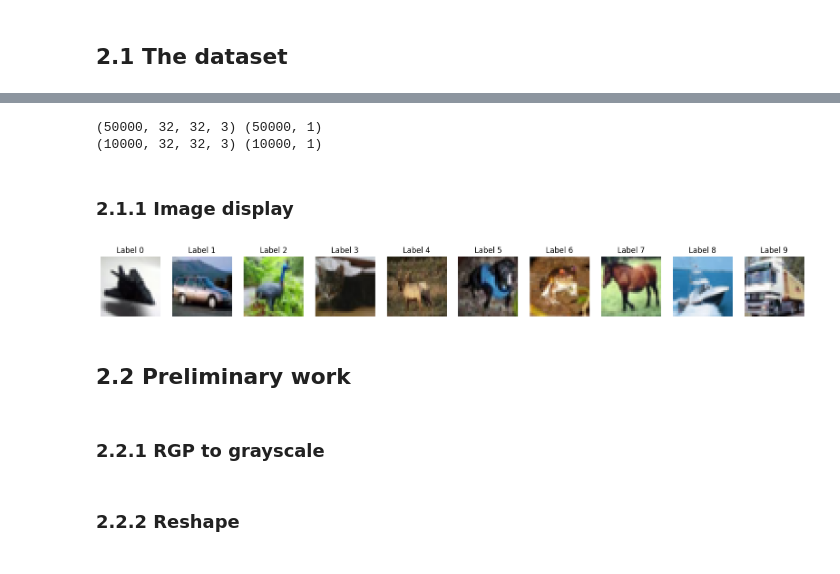
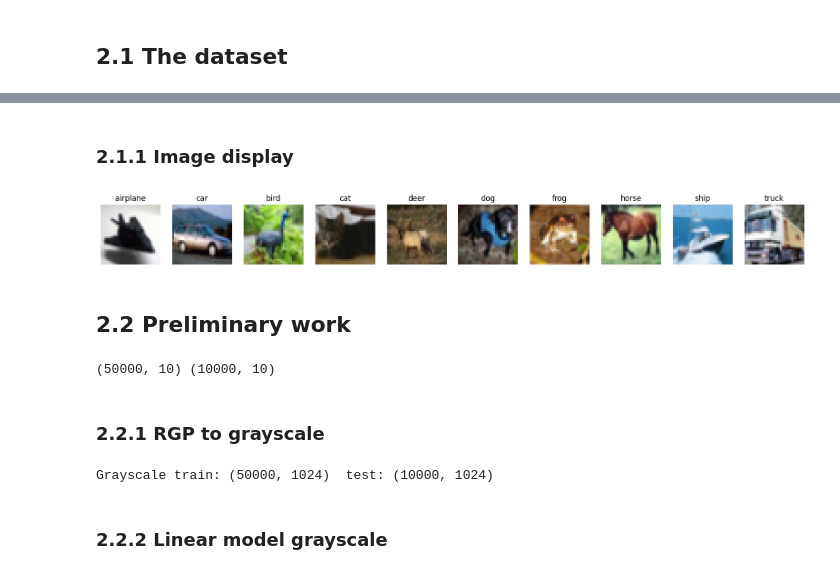
Before and after one commit to Corentin-Monsallier/Machine-Learning, a Jupyter notebook: part2.ipynb, the cells around one changed output, grey strips where cells are left out. Cells and saved outputs as stored; diff of their text form; code cells hidden in the pictures.

Commit message:
part2 gray

```diff
--- a/part2.ipynb
+++ b/part2.ipynb
@@ -14,6 +83,16 @@ NB_INPUTS = 784 # 28x28
 # %% [markdown]
 ## 2.1 The dataset
 # %%
-from tensorflow.keras.datasets import cifar10
-(x_train_cifar, y_train_cifar), (x_test_cifar, y_test_cifar) = cifar10.load_data()
+from torchvision.datasets import CIFAR10
+
+train_set = CIFAR10(root='./data', train=True,  download=True)
+test_set  = CIFAR10(root='./data', train=False, download=True)
+
+x_train_rgb = train_set.data
+x_test_rgb  = test_set.data
+y_train_int = np.array(train_set.targets)
+y_test_int  = np.array(test_set.targets)
+
+print("RGB train:", x_train_rgb.shape, " labels:", y_train_int.shape)
+print("RGB test :", x_test_rgb.shape,  " labels:", y_test_int.shape)
 # %% [output]
@@ -22,31 +101,41 @@ Downloading data from https://www.cs.toronto.edu/~kriz/cifar-10-python.tar.gz
-# %%
-print(x_train_cifar.shape, y_train_cifar.shape)
-print(x_test_cifar.shape, y_test_cifar.shape)
-# %% [output]
-(50000, 32, 32, 3) (50000, 1)
-(10000, 32, 32, 3) (10000, 1)
+# %%
+CLASS_NAMES = ['airplane','car','bird','cat','deer','dog','frog','horse','ship','truck']
 # %% [markdown]
 ### 2.1.1 Image display
 # %%
-f, ax = plt.subplots(1, 10, figsize=(20,5))
-
+f, ax = plt.subplots(1, 10, figsize=(20, 5))
 for i in range(10):
-    sample = x_train_cifar[y_train_cifar.flatten() == i][0]
+    sample = x_train_rgb[y_train_int == i][0]
     ax[i].imshow(sample)
-    ax[i].set_title(f'Label {i}')
+    ax[i].set_title(CLASS_NAMES[i])
     ax[i].axis('off')
+plt.show()
 # %% [output]
-[figure, old version]
+[figure, new version]
 # %% [markdown]
 ## 2.2 Preliminary work
+# %%
+Y_train = to_categorical(y_train_int, NB_CLASSES)
+Y_test  = to_categorical(y_test_int,  NB_CLASSES)
+print(Y_train.shape, Y_test.shape)
+# %% [output]
+(50000, 10) (10000, 10)
 # %% [markdown]
 ### 2.2.1 RGP to grayscale
 # %%
 def rgb_to_gray(x):
     return 0.299*x[:,:,:,0] + 0.587*x[:,:,:,1] + 0.114*x[:,:,:,2]
 
-x_train_gray = rgb_to_gray(x_train_cifar)
-x_test_gray  = rgb_to_gray(x_test_cifar)
+x_train_gray = rgb_to_gray(x_train_rgb)
+x_test_gray  = rgb_to_gray(x_test_rgb)
+
+x_train_gray = x_train_gray.reshape(x_train_gray.shape[0], -1) / 255.0
+x_test_gray  = x_test_gray.reshape(x_test_gray.shape[0], -1) / 255.0
+
+NB_INPUTS_GRAY = x_train_gray.shape[1]   # 1024
+print("Grayscale train:", x_train_gray.shape, " test:", x_test_gray.shape)
+# %% [output]
+Grayscale train: (50000, 1024)  test: (10000, 1024)
 # %% [markdown]
-### 2.2.2 Reshape
+### 2.2.2 Linear model grayscale
 # %%
```
Also changed, not shown: parts of 26 cells of this notebook.
